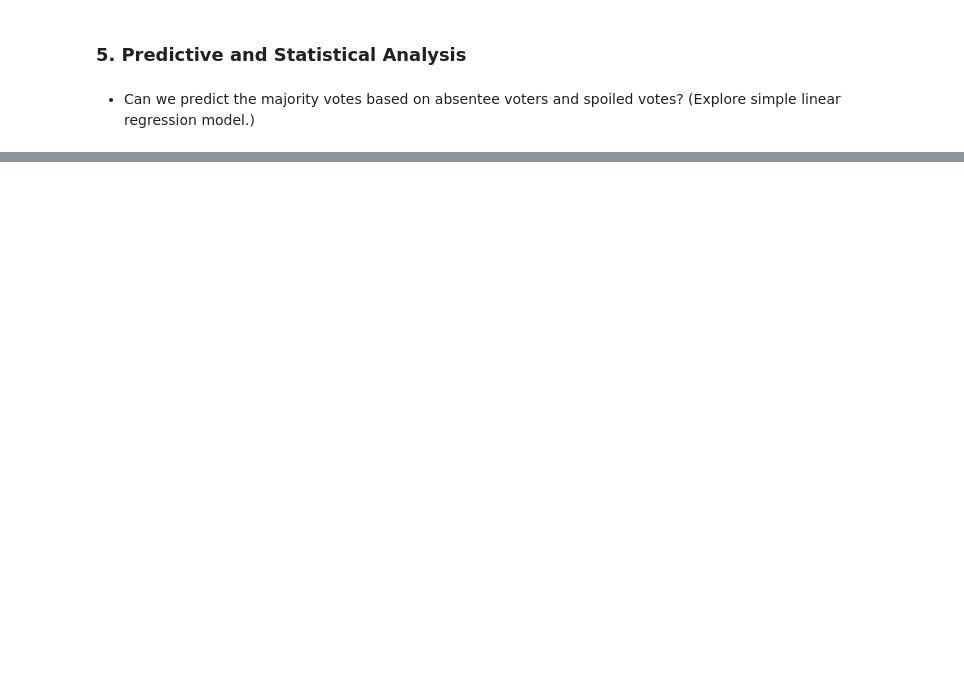
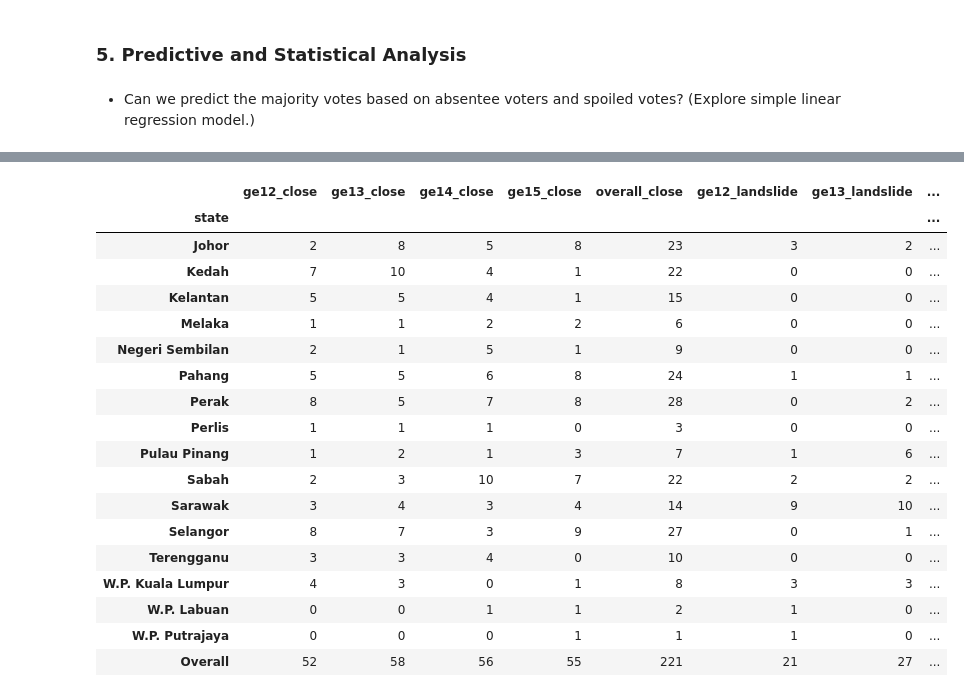
Before and after one commit to ChuSeng99/ge-malaysia, a Jupyter notebook: ge_analysis.ipynb, the cells around one changed output, grey strips where cells are left out. Cells and saved outputs as stored; diff of their text form; code cells hidden in the pictures; blank space fills up the shorter version.

```diff
--- a/ge_analysis.ipynb
+++ b/ge_analysis.ipynb
@@ -759,0 +615,12 @@ Name: spoiled_votes_percentage_of_cast_votes, dtype: double[pyarrow]
+# %%
+ge15_file = Path.home() / 'python' / 'analysis' / 'ge_malaysia' / 'ge15.csv'
+
+df_ge15 = (
+    pd.read_csv(
+        ge15_file,
+        dtype_backend='pyarrow',
+        engine='pyarrow'
+    )
+)
+
+df_ge15
@@ -759,0 +641,3 @@ Name: spoiled_votes_percentage_of_cast_votes, dtype: double[pyarrow]
+# %%
+df_past = df[df_ge15.columns].copy()
+df_past
@@ -759,0 +658,9 @@ Name: spoiled_votes_percentage_of_cast_votes, dtype: double[pyarrow]
+# %%
+df = pd.concat([df_past, df_ge15], ignore_index=True)
+df = df.astype({
+    'majority': 'uint32[pyarrow]',
+    'total_registered_voters': 'uint32[pyarrow]',
+    'absent_voters': 'uint32[pyarrow]',
+    'total_votes_cast': 'uint32[pyarrow]',
+})
+df
@@ -759,0 +734,24 @@ Name: spoiled_votes_percentage_of_cast_votes, dtype: double[pyarrow]
+# %%
+result_pivot = analyze_election_outcomes(df, lower=8, upper=50)
+u = result_pivot.index.get_level_values(0)
+result_pivot.style.background_gradient(cmap='coolwarm', axis=0, subset=pd.IndexSlice[u[:-1], :])
+# %% [output]
+|  | ge12_close | ge13_close | ge14_close | ge15_close | overall_close | ge12_landslide | ge13_landslide | ... |
+| state |  |  |  |  |  |  |  | ... |
+| Johor | 2 | 8 | 5 | 8 | 23 | 3 | 2 | ... |
+| Kedah | 7 | 10 | 4 | 1 | 22 | 0 | 0 | ... |
+| Kelantan | 5 | 5 | 4 | 1 | 15 | 0 | 0 | ... |
+| Melaka | 1 | 1 | 2 | 2 | 6 | 0 | 0 | ... |
+| Negeri Sembilan | 2 | 1 | 5 | 1 | 9 | 0 | 0 | ... |
+| Pahang | 5 | 5 | 6 | 8 | 24 | 1 | 1 | ... |
+| Perak | 8 | 5 | 7 | 8 | 28 | 0 | 2 | ... |
+| Perlis | 1 | 1 | 1 | 0 | 3 | 0 | 0 | ... |
+| Pulau Pinang | 1 | 2 | 1 | 3 | 7 | 1 | 6 | ... |
+| Sabah | 2 | 3 | 10 | 7 | 22 | 2 | 2 | ... |
+| Sarawak | 3 | 4 | 3 | 4 | 14 | 9 | 10 | ... |
+| Selangor | 8 | 7 | 3 | 9 | 27 | 0 | 1 | ... |
+| Terengganu | 3 | 3 | 4 | 0 | 10 | 0 | 0 | ... |
+| W.P. Kuala Lumpur | 4 | 3 | 0 | 1 | 8 | 3 | 3 | ... |
+| W.P. Labuan | 0 | 0 | 1 | 1 | 2 | 1 | 0 | ... |
+| W.P. Putrajaya | 0 | 0 | 0 | 1 | 1 | 1 | 0 | ... |
+| Overall | 52 | 58 | 56 | 55 | 221 | 21 | 27 | ... |
```
Also changed, not shown: parts of 49 cells of this notebook, 1 other file.
